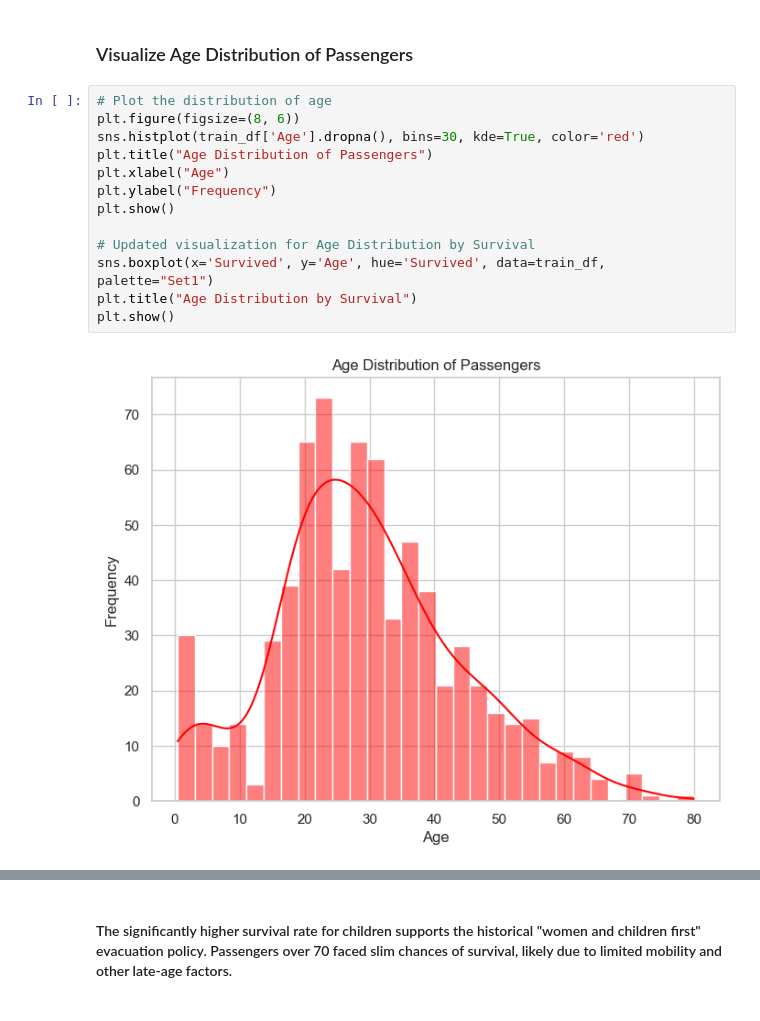
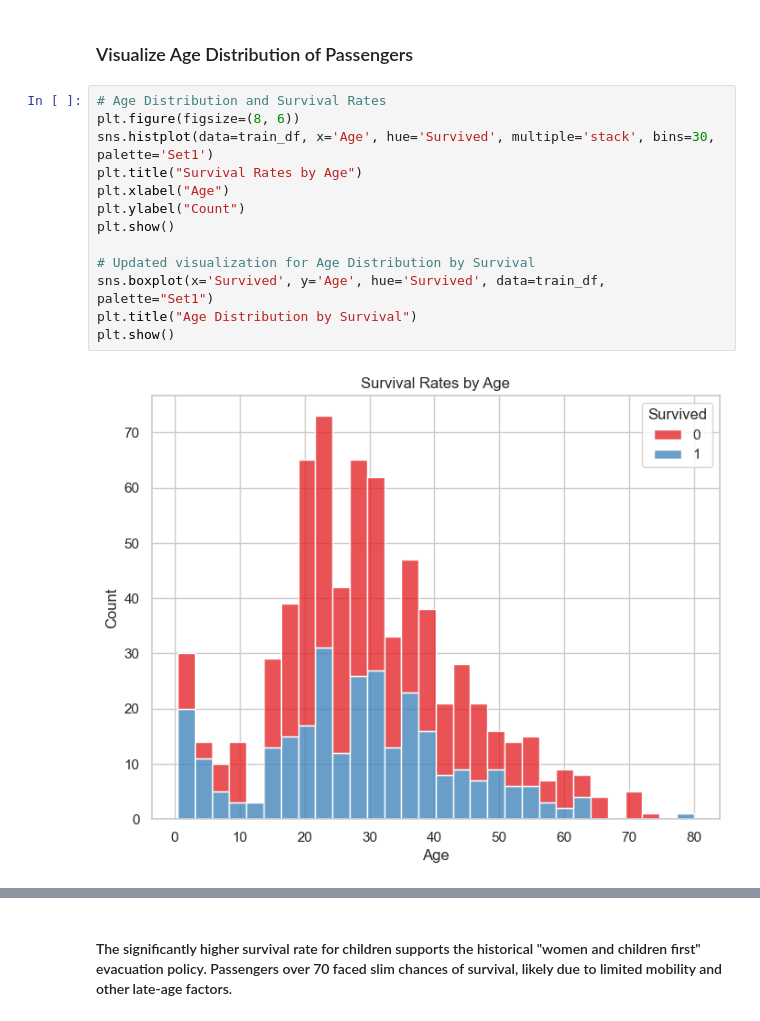
Before and after one commit to Pau1Co1e/miniature-bassoon, a Jupyter notebook: titanic.ipynb, the cells around one changed output, grey strips where cells are left out. Drawn from its saved outputs; the diff is of its cells as text.

```diff
--- a/titanic.ipynb
+++ b/titanic.ipynb
@@ -168,20 +166,20 @@ plt.show()
 # %% [markdown]
 ### Visualize Age Distribution of Passengers
 # %%
-# Plot the distribution of age
+# Age Distribution and Survival Rates
 plt.figure(figsize=(8, 6))
-sns.histplot(train_df['Age'].dropna(), bins=30, kde=True, color='red')
-plt.title("Age Distribution of Passengers")
+sns.histplot(data=train_df, x='Age', hue='Survived', multiple='stack', bins=30, palette='Set1')
+plt.title("Survival Rates by Age")
 plt.xlabel("Age")
-plt.ylabel("Frequency")
+plt.ylabel("Count")
 plt.show()
 
 # Updated visualization for Age Distribution by Survival
 sns.boxplot(x='Survived', y='Age', hue='Survived', data=train_df, palette="Set1")
 plt.title("Age Distribution by Survival")
 plt.show()
 # %% [output]
-[figure, old version]
+[figure, new version]
 [figure]
 # %% [markdown]
 #### The significantly higher survival rate for children supports the historical "women and children first" evacuation policy. Passengers over 70 faced slim chances of survival, likely due to limited mobility and other late-age factors.
```
Also changed, not shown: parts of 18 cells of this notebook.
